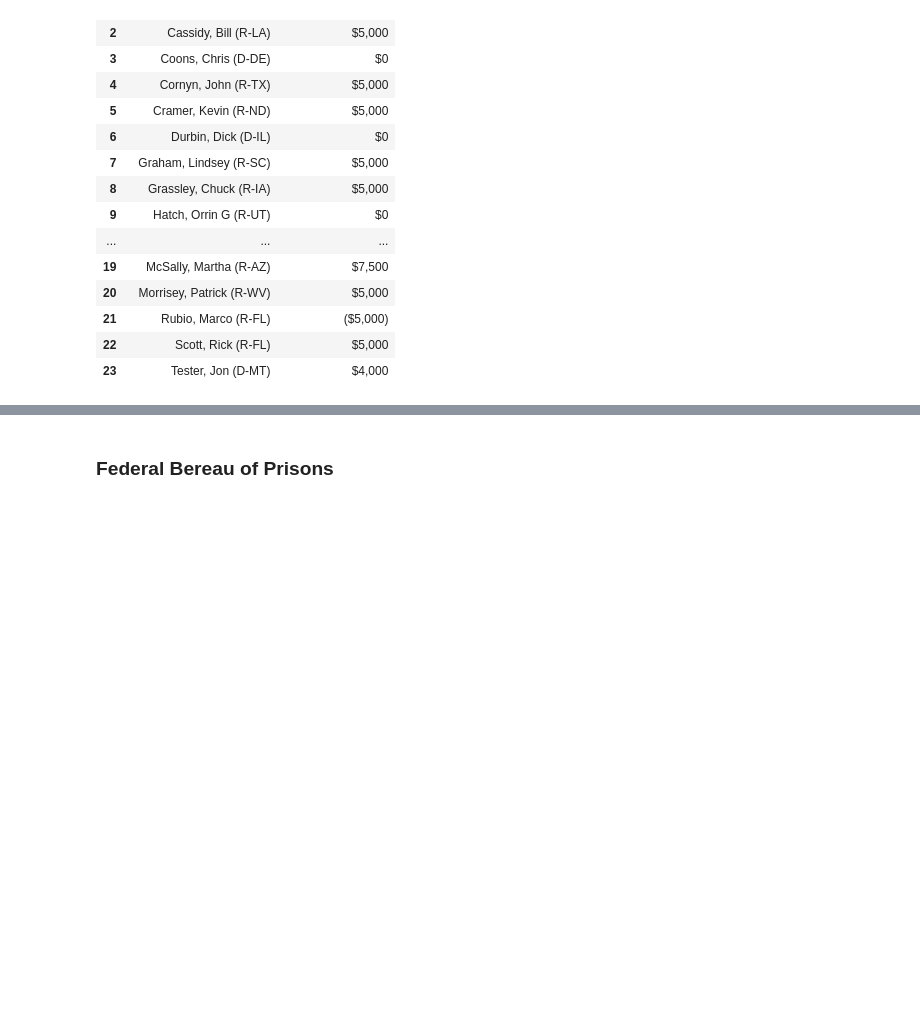
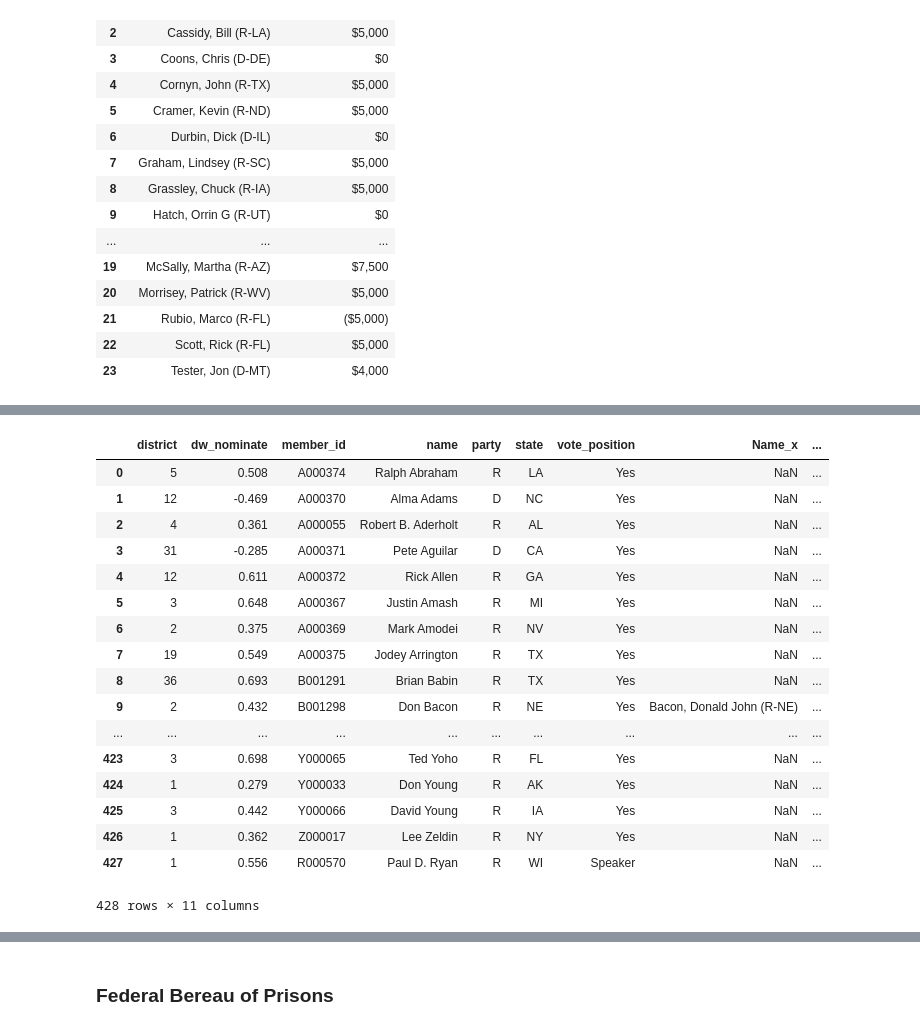
Before and after one commit to EricMa206/Module3Project, a Jupyter notebook: Project 3 Congress.ipynb, the cells around one changed output, grey strips where cells are left out. Saved outputs shown, nothing was run; the diff lists cells and outputs as text; code cells hidden in the pictures; blank space fills up the shorter version.

```diff
--- a/Project 3 Congress.ipynb
+++ b/Project 3 Congress.ipynb
@@ -592,0 +625,4 @@ senate_2018_geo_df
+# %%
+house_2016_cc_df = pd.read_csv('2016_cc_house.csv', header = 1)
+# %%
+house_2016_cc_df.drop(['Unnamed: 2','Unnamed: 3','Unnamed: 4','Unnamed: 5','Unnamed: 6'], axis = 1, inplace=True)
@@ -592,0 +658,2 @@ senate_2018_geo_df
+# %%
+house_2016_cc_df.loc[[3], ["member_id"]] = "B001273"
@@ -592,0 +705,23 @@ senate_2018_geo_df
+# %%
+temp_df = house_vote_df.merge(house_2016_geo_df, how='left', on='member_id')
+h_votes_donations = temp_df.merge(house_2016_cc_df, how='left', on='member_id')
+h_votes_donations
+# %% [output]
+|  | district | dw_nominate | member_id | name | party | state | vote_position | Name_x | ... |
+| 0 | 5 | 0.508 | A000374 | Ralph Abraham | R | LA | Yes | NaN | ... |
+| 1 | 12 | -0.469 | A000370 | Alma Adams | D | NC | Yes | NaN | ... |
+| 2 | 4 | 0.361 | A000055 | Robert B. Aderholt | R | AL | Yes | NaN | ... |
+| 3 | 31 | -0.285 | A000371 | Pete Aguilar | D | CA | Yes | NaN | ... |
+| 4 | 12 | 0.611 | A000372 | Rick Allen | R | GA | Yes | NaN | ... |
+| 5 | 3 | 0.648 | A000367 | Justin Amash | R | MI | Yes | NaN | ... |
+| 6 | 2 | 0.375 | A000369 | Mark Amodei | R | NV | Yes | NaN | ... |
+| 7 | 19 | 0.549 | A000375 | Jodey Arrington | R | TX | Yes | NaN | ... |
+| 8 | 36 | 0.693 | B001291 | Brian Babin | R | TX | Yes | NaN | ... |
+| 9 | 2 | 0.432 | B001298 | Don Bacon | R | NE | Yes | Bacon, Donald John (R-NE) | ... |
+| ... | ... | ... | ... | ... | ... | ... | ... | ... | ... |
+| 423 | 3 | 0.698 | Y000065 | Ted Yoho | R | FL | Yes | NaN | ... |
+| 424 | 1 | 0.279 | Y000033 | Don Young | R | AK | Yes | NaN | ... |
+| 425 | 3 | 0.442 | Y000066 | David Young | R | IA | Yes | NaN | ... |
+| 426 | 1 | 0.362 | Z000017 | Lee Zeldin | R | NY | Yes | NaN | ... |
+| 427 | 1 | 0.556 | R000570 | Paul D. Ryan | R | WI | Speaker | NaN | ... |
+428 rows × 11 columns
```
Also changed, not shown: parts of 28 cells of this notebook, 1 other file.
